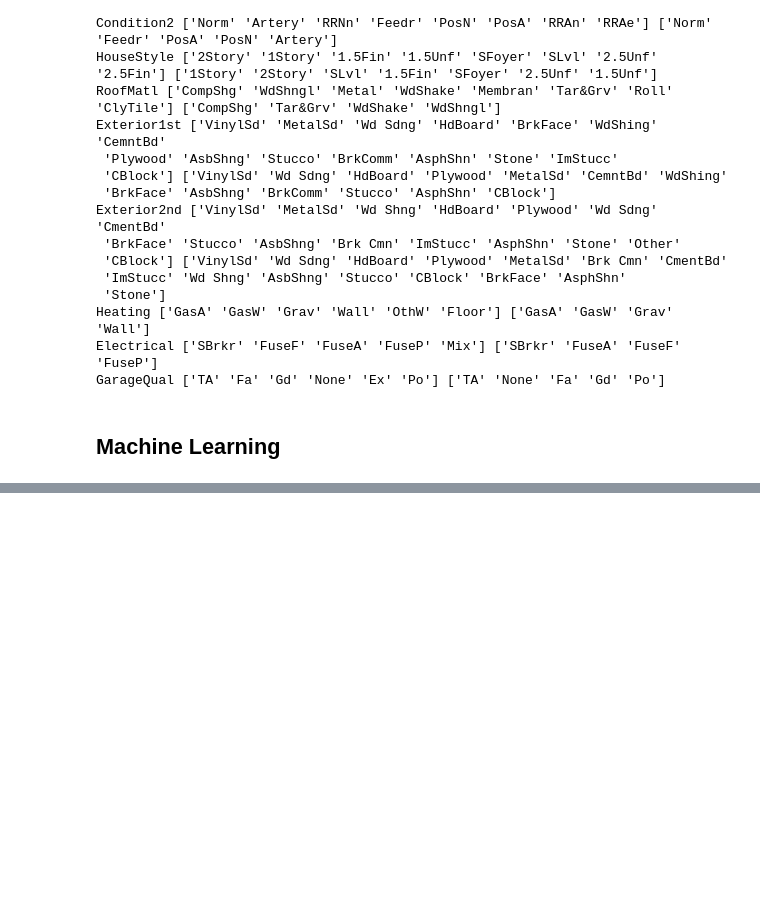
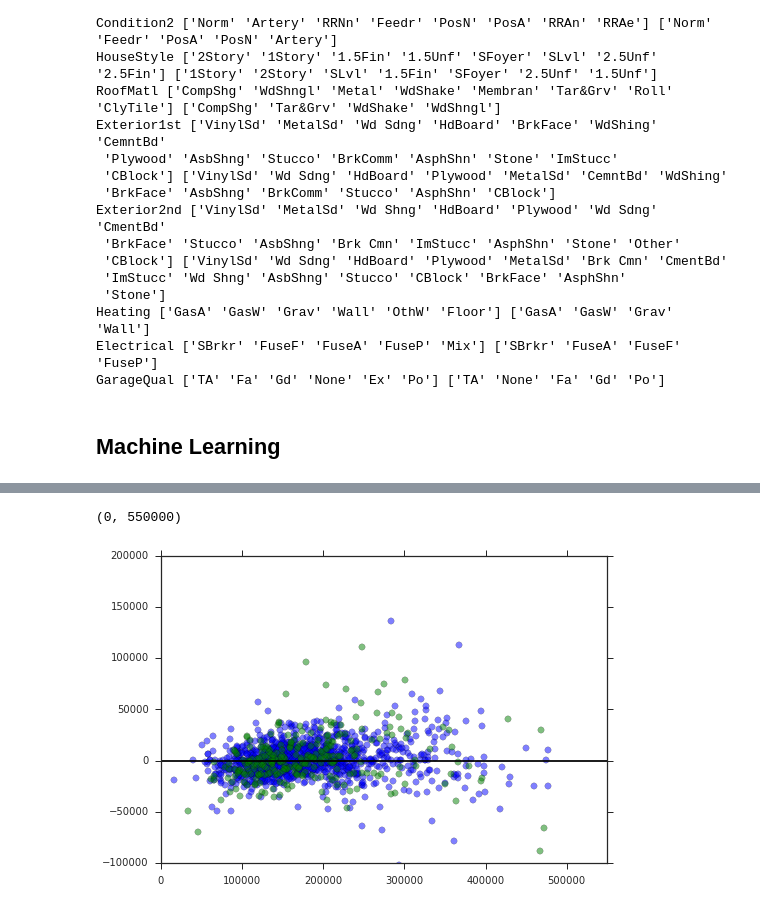
Before and after one commit to moyphilip/Ames-Housing, a Jupyter notebook: Ames-Housing-Notebook.ipynb, the cells around one changed output, grey strips where cells are left out. Drawn from its saved outputs; the diff is of its cells as text; code cells hidden in the pictures; blank space fills up the shorter version.

```diff
--- a/Ames-Housing-Notebook.ipynb
+++ b/Ames-Housing-Notebook.ipynb
@@ -549,0 +522,13 @@ np.sqrt(25)
+# %%
+#residual plot - based on the residual plot there is some heteroscedasticity meaning the residuals get larger as the prediction
+#moves from small to large or vice versa.
+#to fix there might be a variable that needs to be transformed or a variable is missing. Since we used all the variables
+#lets look at a transforming variables into more a bell shape.
+plt.scatter(pred_train, pred_train - y_train, c = 'b', s = 40, alpha = .5)
+plt.scatter(pred_test, pred_test - y_test, c = 'g', s = 40, alpha = .5)
+plt.hlines(y = 0, xmin = 0, xmax = 550000)
+plt.ylim(-100000,200000)
+plt.xlim(0,550000)
+# %% [output]
+(0, 550000)
+[figure, added]
```
Also changed, not shown: parts of 16 cells of this notebook.
